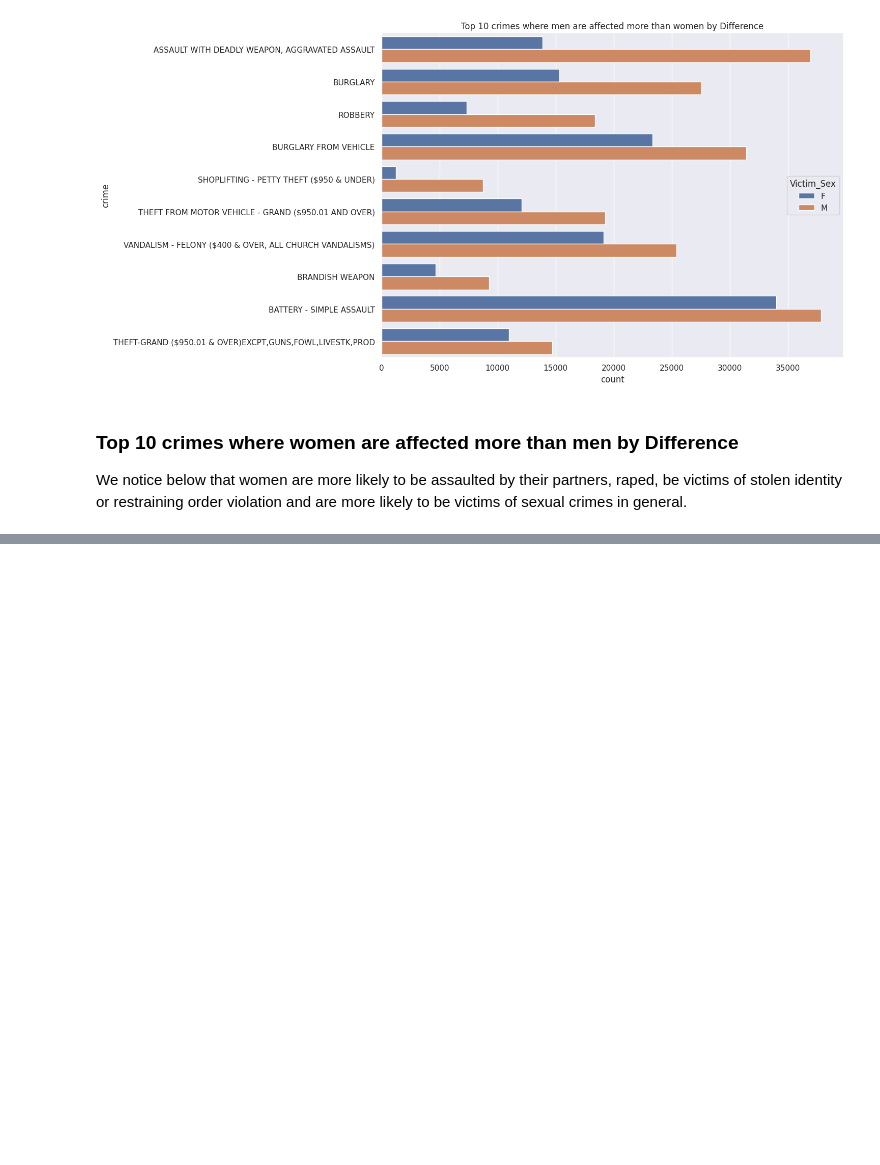
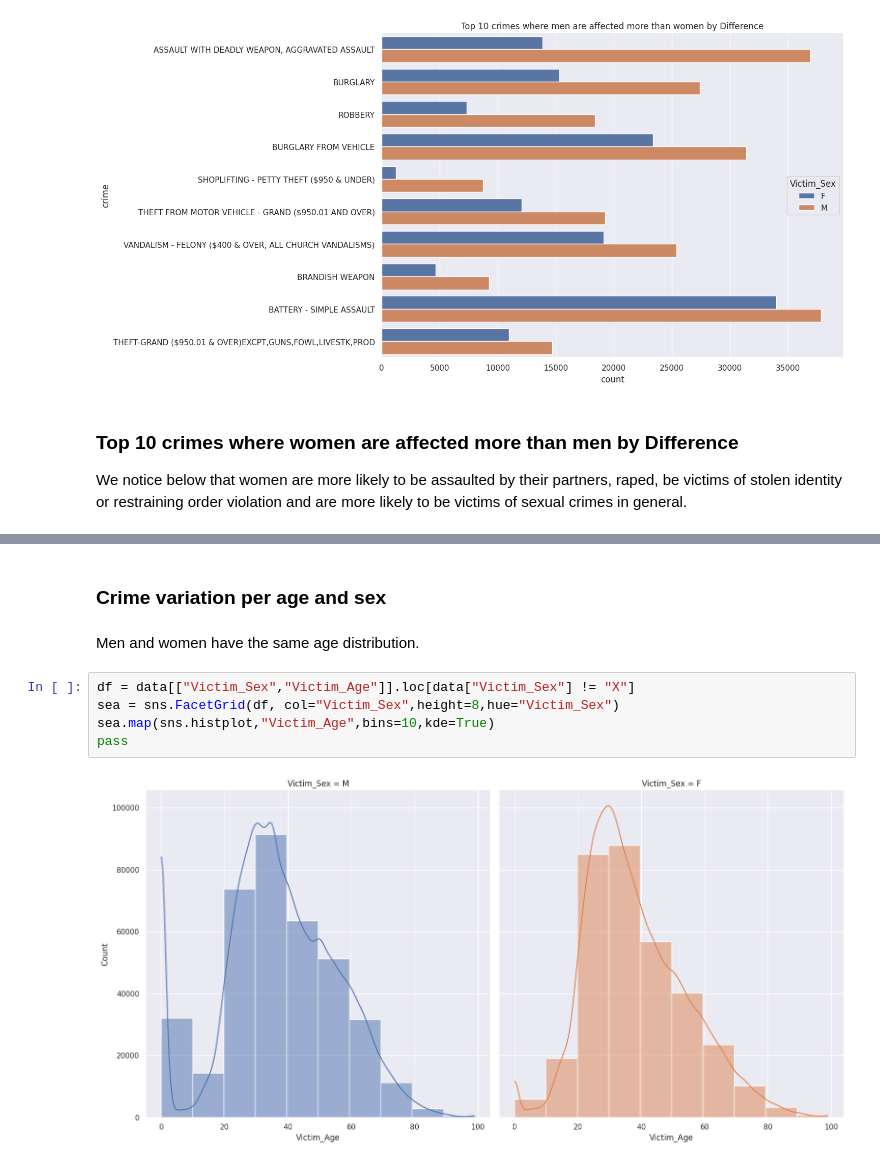
Before and after one commit to AyoubLaar/Data-Mining-Project, a Jupyter notebook: notebook.ipynb, the cells around one changed output, grey strips where cells are left out. Cells and saved outputs as stored; diff of their text form; blank space fills up the shorter version.

```diff
--- a/notebook.ipynb
+++ b/notebook.ipynb
@@ -994,3 +1021,14 @@ plot.set_xlabel("count")
 pass
 # %% [output]
 [figure]
+# %% [markdown]
+<h3>Crime variation per age and sex</h3>
+# %% [markdown]
+<p>Men and women have the same age distribution.</p>
+# %%
+df = data[["Victim_Sex","Victim_Age"]].loc[data["Victim_Sex"] != "X"]
+sea = sns.FacetGrid(df, col="Victim_Sex",height=8,hue="Victim_Sex")
+sea.map(sns.histplot,"Victim_Age",bins=10,kde=True)
+pass
+# %% [output]
+[figure, added]
```
Also changed, not shown: parts of 41 cells of this notebook, 1 other file.
